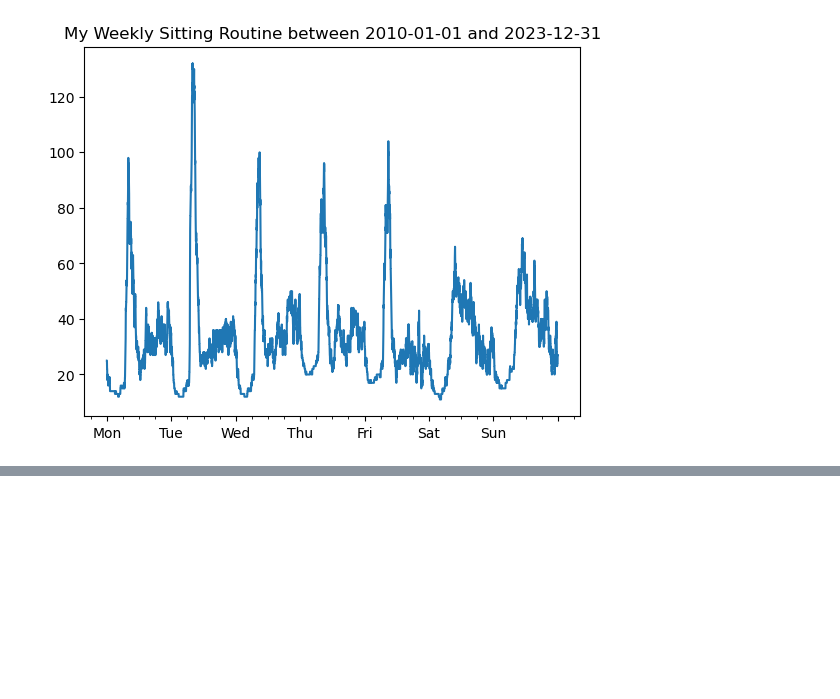
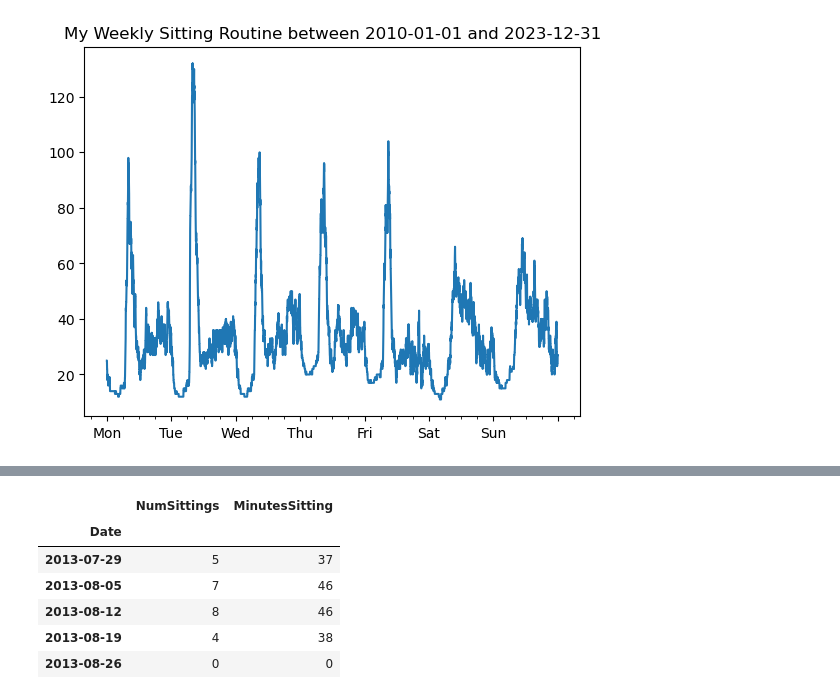
Before and after one commit to InfantLab/Meditation-Helper, a Jupyter notebook: MH+ Dataviewer.ipynb, the cells around one changed output, grey strips where cells are left out. Cells and saved outputs as stored; diff of their text form; code cells hidden in the pictures; blank space fills up the shorter version.

```diff
--- a/MH+ Dataviewer.ipynb
+++ b/MH+ Dataviewer.ipynb
@@ -179,0 +228,26 @@ plt.show()
+# %%
+#sittings per week
+
+weeklySittings = pd.DataFrame(columns = ['Date', 'NumSittings', 'MinutesSitting'] )
+
+nWeeks = int((end - start).days/7) + 1
+
+#monday of first week
+startday =  start - datetime.timedelta(days=start.weekday())
+
+for i in range(nWeeks):
+    thisday = startday + datetime.timedelta(days=7*i)
+    nextday = startday + datetime.timedelta(days=7*(i+1))
+    n, mins = activityInPeriod(sittings, thisday, nextday)
+    weeklySittings.loc[len(weeklySittings)] = {'Date': thisday, 'NumSittings': n, 'MinutesSitting': sum(mins)}
+
+weeklySittings.set_index('Date', inplace=True)
+weeklySittings.head()
+# %% [output]
+|  | NumSittings | MinutesSitting |
+| Date |  |  |
+| 2013-07-29 | 5 | 37 |
+| 2013-08-05 | 7 | 46 |
+| 2013-08-12 | 8 | 46 |
+| 2013-08-19 | 4 | 38 |
+| 2013-08-26 | 0 | 0 |
```
Also changed, not shown: parts of 13 cells of this notebook, 3 other files.
